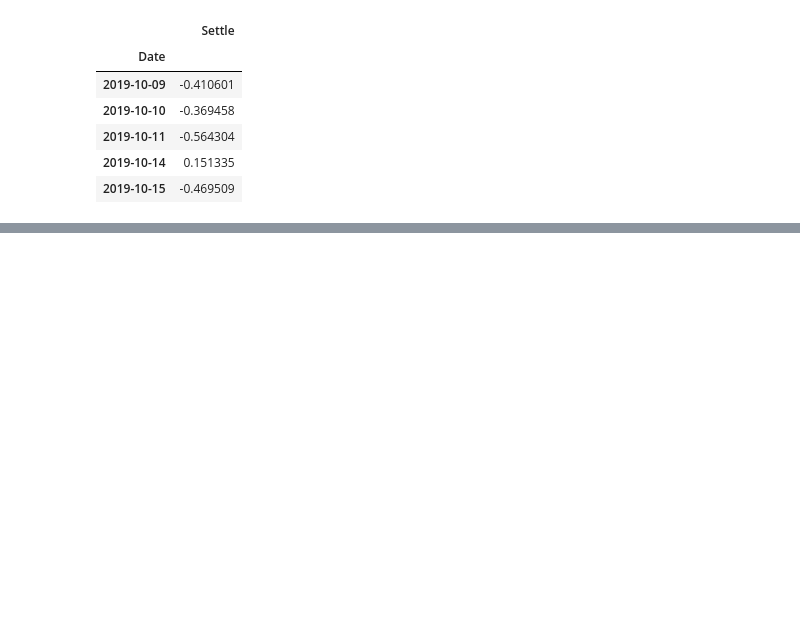
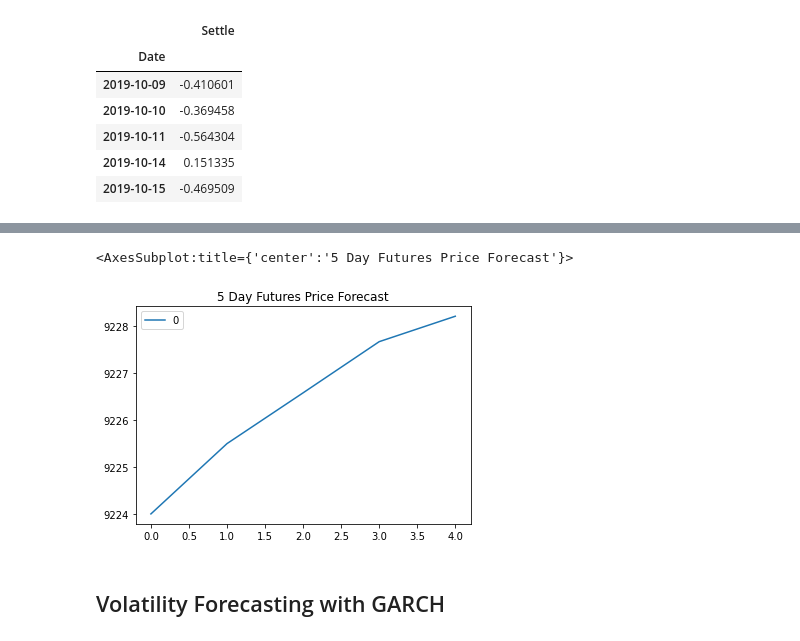
Before and after one commit to palma-javier-1997/Time_Series_Homework, a Jupyter notebook: time_series_analysis.ipynb, the cells around one changed output, grey strips where cells are left out. Saved outputs shown, nothing was run; the diff lists cells and outputs as text; code cells hidden in the pictures; blank space fills up the shorter version.

```diff
--- a/time_series_analysis.ipynb
+++ b/time_series_analysis.ipynb
@@ -104,0 +160,8 @@ import statsmodels.api as sm
+# %%
+from statsmodels.tsa.arima_model import ARIMA
+
+# Estimate and ARIMA Model:
+model_2 = ARIMA(yen_df['Settle'], order =(5,1,1))
+
+# Fit the model
+results_2 = model_2.fit()
@@ -104,0 +214,8 @@ import statsmodels.api as sm
+# %%
+# Plot 5 day price forecast
+pd.DataFrame(results_2.forecast(steps=5)[0]).plot(title="5 Day Futures Price Forecast")
+# %% [output]
+<AxesSubplot:title={'center':'5 Day Futures Price Forecast'}>
+[figure, added]
+# %% [markdown]
+## Volatility Forecasting with GARCH
```
Also changed, not shown: parts of 15 cells of this notebook.
